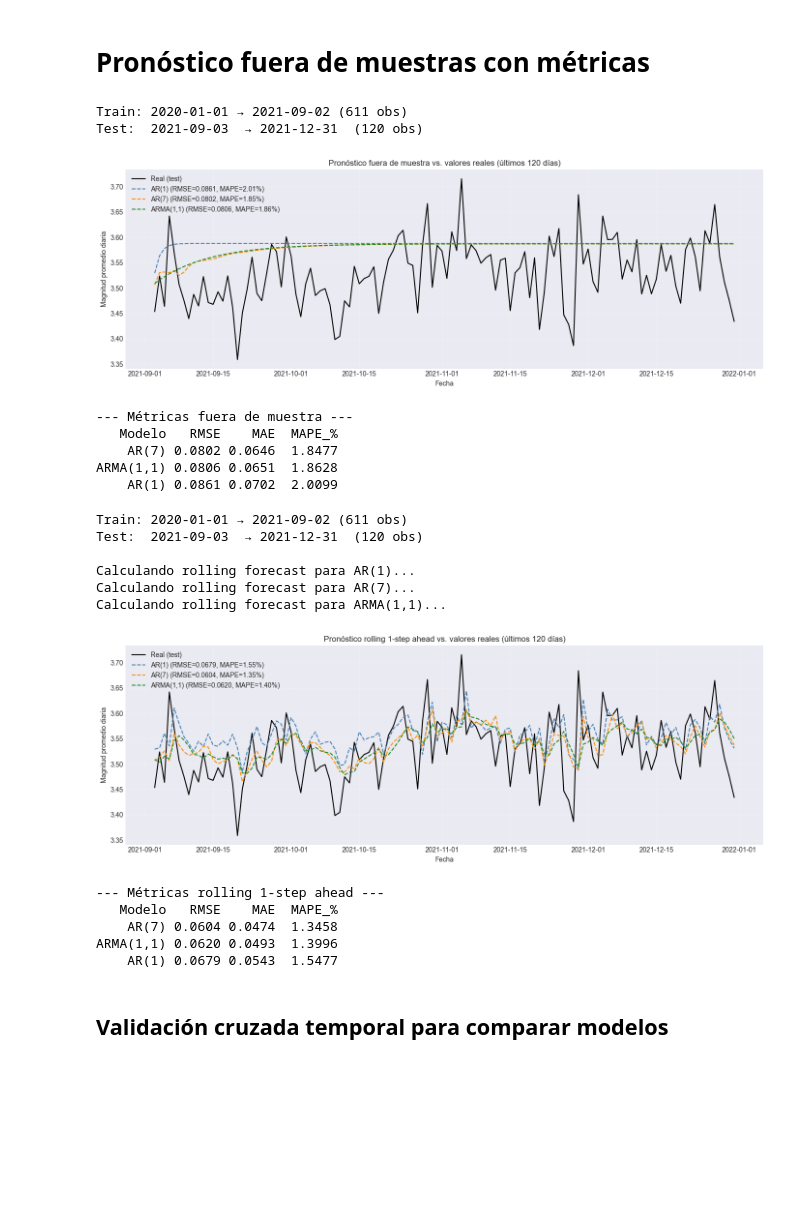
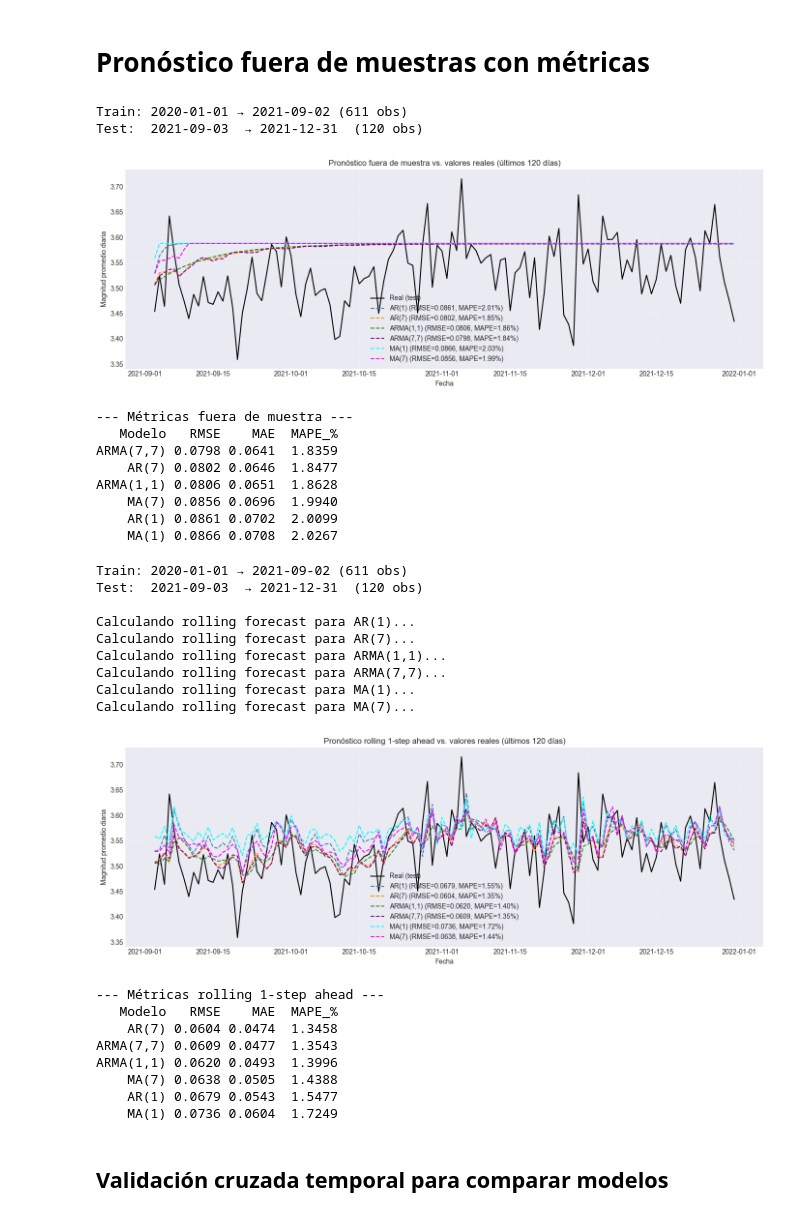
Before and after one commit to vanessalugo04/proyecto_series_tiempo, a Jupyter notebook: 20-21_22-23/2020-2021.ipynb, the cells around one changed output. Saved outputs shown, nothing was run; the diff lists cells and outputs as text; code cells hidden in the pictures; blank space fills up the shorter version.

```diff
--- a/20-21_22-23/2020-2021.ipynb
+++ b/20-21_22-23/2020-2021.ipynb
@@ -1193,6 +1193,9 @@ modelos_oos = {
     'AR(1)':     ARIMA(ts_train, order=(1, 0, 0)).fit(),
     'AR(7)':     ARIMA(ts_train, order=(7, 0, 0)).fit(),
     'ARMA(1,1)': ARIMA(ts_train, order=(1, 0, 1)).fit(),
+    'ARMA(7,7)': ARIMA(ts_train, order=(7, 0, 7)).fit(),
+    'MA(1)':     ARIMA(ts_train, order=(0, 0, 1)).fit(),
+    'MA(7)':     ARIMA(ts_train, order=(0, 0, 7)).fit(),
 }
 
 resultados = []
@@ -1209,7 +1212,10 @@ ax.plot(
 colores_mod = {
     'AR(1)': 'steelblue',
     'AR(7)': 'darkorange',
-    'ARMA(1,1)': 'forestgreen'
+    'ARMA(1,1)': 'forestgreen',
+    'ARMA(7,7)': 'purple',
+    'MA(1)': 'cyan',
+    'MA(7)': 'magenta'
 }
 
 epsilon = 1e-8
@@ -1254,12 +1260,15 @@ print(df_metricas_oos.round(4).to_string(index=False))
 # %% [output]
 Train: 2020-01-01 → 2021-09-02 (611 obs)
 Test:  2021-09-03  → 2021-12-31  (120 obs)
-[figure, old version]
+[figure, new version]
 --- Métricas fuera de muestra ---
    Modelo   RMSE    MAE  MAPE_%
+ARMA(7,7) 0.0798 0.0641  1.8359
     AR(7) 0.0802 0.0646  1.8477
 ARMA(1,1) 0.0806 0.0651  1.8628
+    MA(7) 0.0856 0.0696  1.9940
     AR(1) 0.0861 0.0702  2.0099
+    MA(1) 0.0866 0.0708  2.0267
 # %%
 from sklearn.metrics import mean_squared_error, mean_absolute_error
 import numpy as np
@@ -1279,12 +1288,18 @@ ordenes = {
     'AR(1)':     (1, 0, 0),
     'AR(7)':     (7, 0, 0),
     'ARMA(1,1)': (1, 0, 1),
+    'ARMA(7,7)': (7, 0, 7),
+    'MA(1)':     (0, 0, 1),
+    'MA(7)':     (0, 0, 7)
 }
 
 colores_mod = {
     'AR(1)':     'steelblue',
     'AR(7)':     'darkorange',
-    'ARMA(1,1)': 'forestgreen'
+    'ARMA(1,1)': 'forestgreen',
+    'ARMA(7,7)': 'purple',
+    'MA(1)':     'cyan',
+    'MA(7)':     'magenta'
 }
 
 epsilon = 1e-8
@@ -1317,39 +1332,45 @@ for nombre, orden in ordenes.items():
     # Métricas
     rmse = np.sqrt(mean_squared_error(ts_test, forecast_series))
     mae  = mean_absolute_error(ts_test, forecast_series)
     mape = np.mean(np.abs((ts_test - forecast_series) / (ts_test + epsilon))) * 100
 
     resultados.append({'Modelo': nombre, 'RMSE': rmse, 'MAE': mae, 'MAPE_%': mape})
 
     ax.plot(ts_test.index, forecast_series.values,
             linestyle='--', linewidth=1.5,
             color=colores_mod[nombre],
             label=f'{nombre} (RMSE={rmse:.4f}, MAPE={mape:.2f}%)')
 
 ax.set_title('Pronóstico rolling 1-step ahead vs. valores reales (últimos 120 días)')
 ax.set_xlabel('Fecha')
 ax.set_ylabel('Magnitud promedio diaria')
 ax.legend()
 ax.grid(True, alpha=0.3)
 plt.tight_layout()
 plt.show()
 
 df_metricas_oos = pd.DataFrame(resultados).sort_values('RMSE')
 print("\n--- Métricas rolling 1-step ahead ---")
 print(df_metricas_oos.round(4).to_string(index=False))
 # %% [output]
 Train: 2020-01-01 → 2021-09-02 (611 obs)
 Test:  2021-09-03  → 2021-12-31  (120 obs)
 
 Calculando rolling forecast para AR(1)...
 Calculando rolling forecast para AR(7)...
 Calculando rolling forecast para ARMA(1,1)...
+Calculando rolling forecast para ARMA(7,7)...
+Calculando rolling forecast para MA(1)...
+Calculando rolling forecast para MA(7)...
-[figure, old version]
+[figure, new version]
 --- Métricas rolling 1-step ahead ---
    Modelo   RMSE    MAE  MAPE_%
     AR(7) 0.0604 0.0474  1.3458
+ARMA(7,7) 0.0609 0.0477  1.3543
 ARMA(1,1) 0.0620 0.0493  1.3996
+    MA(7) 0.0638 0.0505  1.4388
     AR(1) 0.0679 0.0543  1.5477
+    MA(1) 0.0736 0.0604  1.7249
 # %% [markdown]
 ## Validación cruzada temporal para comparar modelos
 # %%
```
Also changed, not shown: parts of 6 cells of this notebook.
